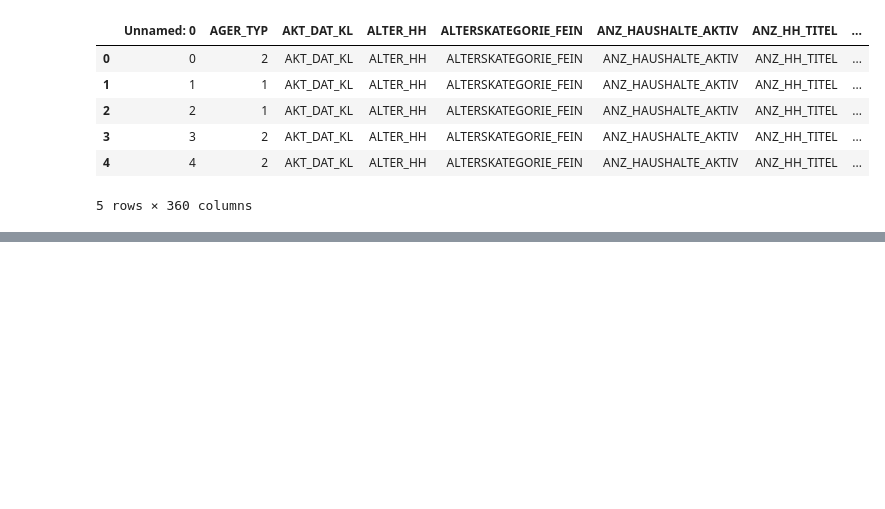
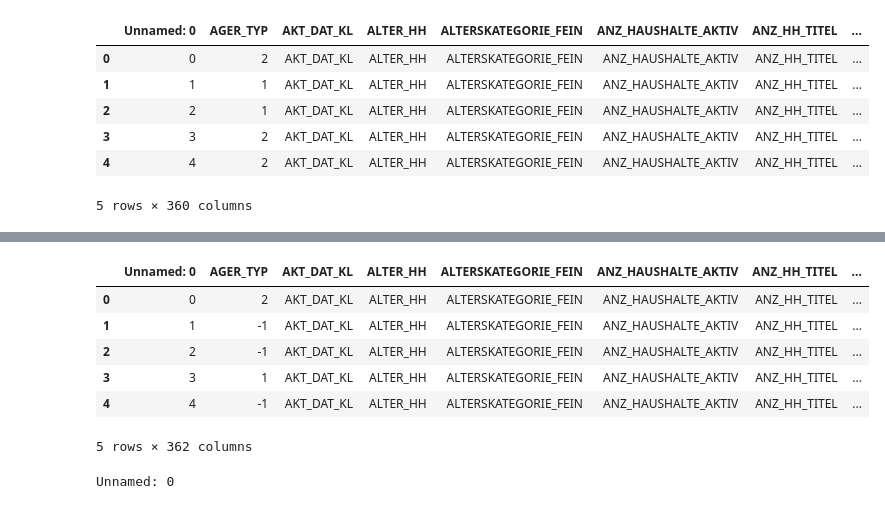
Before and after one commit to realmanisingh/population-segmentation, a Jupyter notebook: data_analysis.ipynb, the cells around one changed output, grey strips where cells are left out. Cells and saved outputs as stored; diff of their text form; code cells hidden in the pictures; blank space fills up the shorter version.

```diff
--- a/data_analysis.ipynb
+++ b/data_analysis.ipynb
@@ -21,0 +42,16 @@ train_data.head()
+# %%
+customer_data.head()
+# %% [output]
+|  | Unnamed: 0 | AGER_TYP | AKT_DAT_KL | ALTER_HH | ALTERSKATEGORIE_FEIN | ANZ_HAUSHALTE_AKTIV | ANZ_HH_TITEL | ... |
+| 0 | 0 | 2 | AKT_DAT_KL | ALTER_HH | ALTERSKATEGORIE_FEIN | ANZ_HAUSHALTE_AKTIV | ANZ_HH_TITEL | ... |
+| 1 | 1 | -1 | AKT_DAT_KL | ALTER_HH | ALTERSKATEGORIE_FEIN | ANZ_HAUSHALTE_AKTIV | ANZ_HH_TITEL | ... |
+| 2 | 2 | -1 | AKT_DAT_KL | ALTER_HH | ALTERSKATEGORIE_FEIN | ANZ_HAUSHALTE_AKTIV | ANZ_HH_TITEL | ... |
+| 3 | 3 | 1 | AKT_DAT_KL | ALTER_HH | ALTERSKATEGORIE_FEIN | ANZ_HAUSHALTE_AKTIV | ANZ_HH_TITEL | ... |
+| 4 | 4 | -1 | AKT_DAT_KL | ALTER_HH | ALTERSKATEGORIE_FEIN | ANZ_HAUSHALTE_AKTIV | ANZ_HH_TITEL | ... |
+5 rows × 362 columns
+# %%
+# Getting the name of the first column
+extra_col = list(general_data.columns)[0]
+print(extra_col)
+# %% [output]
+Unnamed: 0
```
Also changed, not shown: parts of 5 cells of this notebook.
